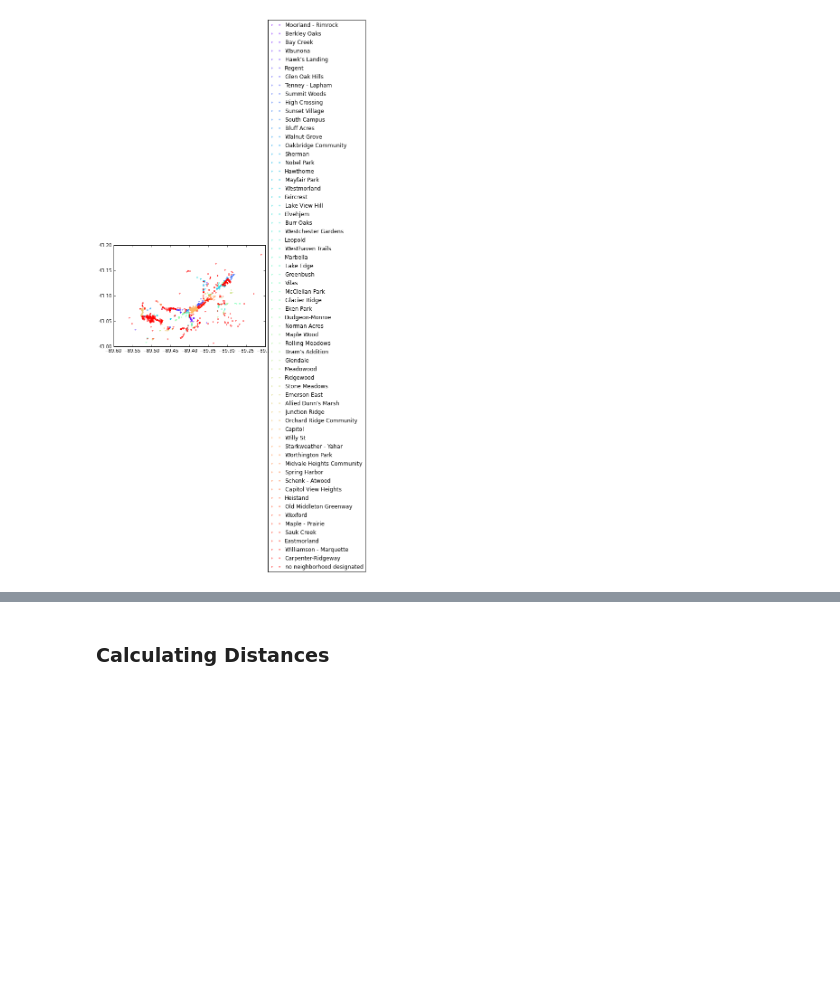
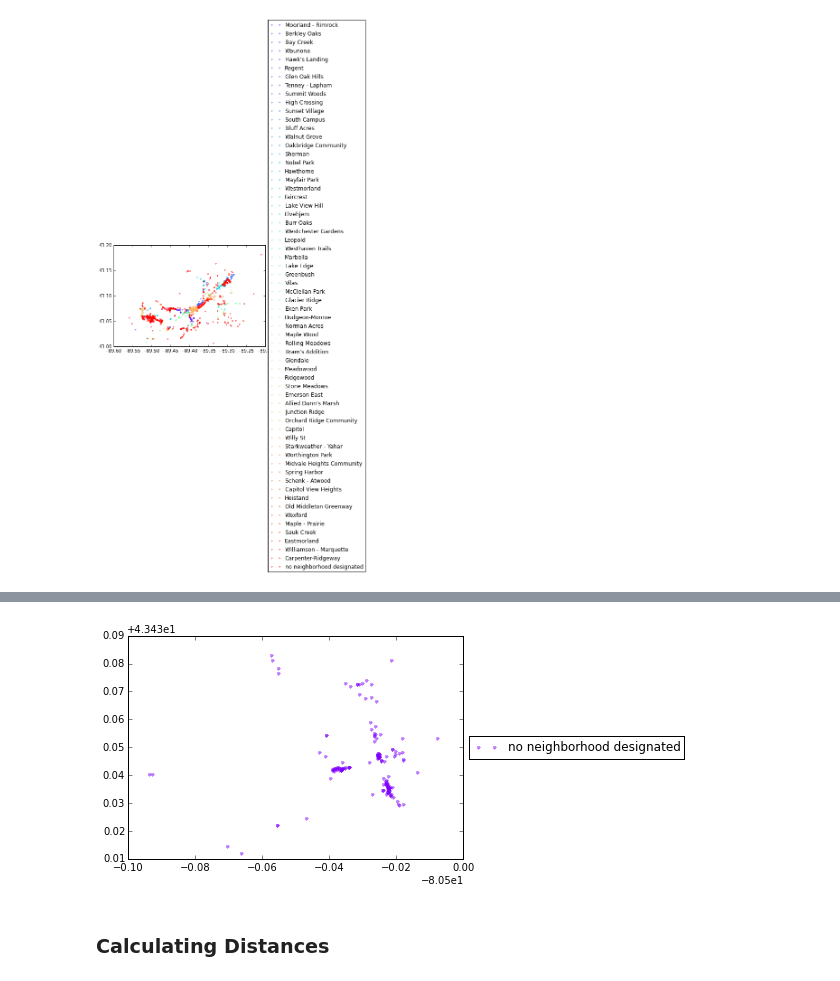
Before and after one commit to drsaltiel/GA_final, a Jupyter notebook: exploration.ipynb, the cells around one changed output, grey strips where cells are left out. Saved outputs shown, nothing was run; the diff lists cells and outputs as text; code cells hidden in the pictures; blank space fills up the shorter version.

```diff
--- a/exploration.ipynb
+++ b/exploration.ipynb
@@ -287,3 +317,7 @@ plot_neighborhoods(MD)
+# %%
+plot_neighborhoods(WL)
+# %% [output]
+[figure, added]
 # %% [markdown]
 ### Calculating Distances
 # %%
```
Also changed, not shown: parts of 10 cells of this notebook.
